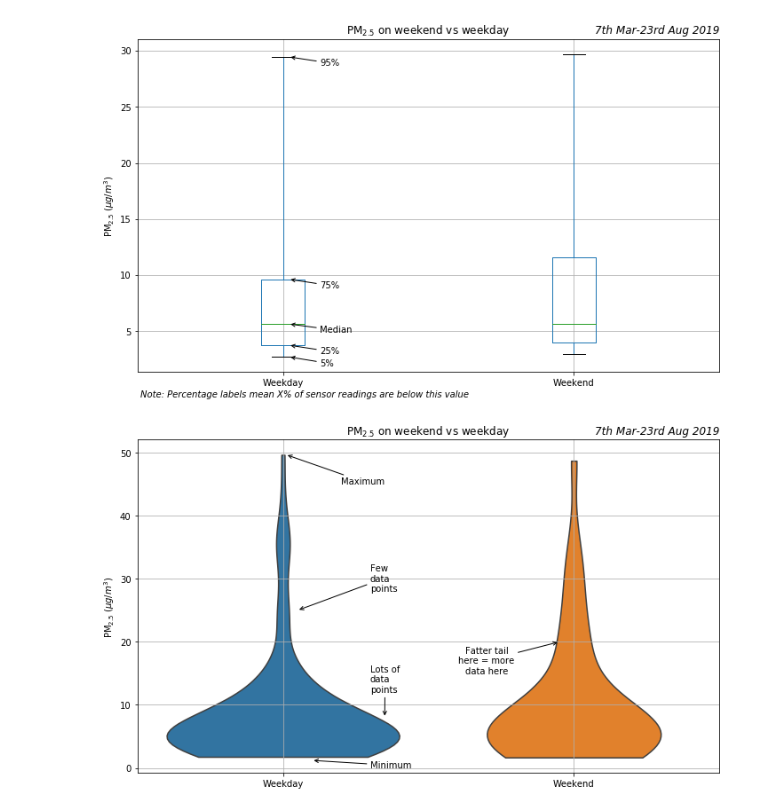
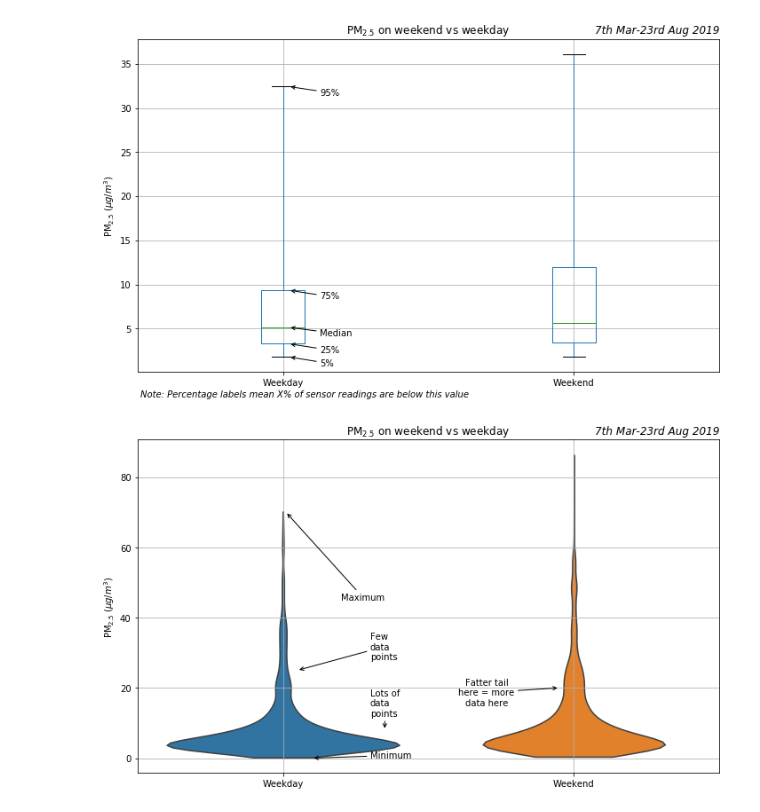
Before and after one commit to robintw/Breathing-Spaces-code, a Jupyter notebook: Plot Weekend vs Weekday.ipynb, the cells around one changed output. Saved outputs shown, nothing was run; the diff lists cells and outputs as text; code cells hidden in the pictures.

Commit message:
Fixed boxplotting code to use all data ('data' variable) rather than daily mean when calculating

```diff
--- a/Plot Weekend vs Weekday.ipynb
+++ b/Plot Weekend vs Weekday.ipynb
@@ -8,17 +8,17 @@ from get_aq_data import get_flo_data, ID_to_name, annotate_boxplot
 # %%
 data, hourly_mean, daily_mean = get_flo_data()
 # %%
-all_site_daily_mean = daily_mean.mean(axis=1)
+all_site_mean = data.mean(axis=1)
 # %%
-weekday_index = all_site_daily_mean[(all_site_daily_mean.index.dayofweek >= 0) & (all_site_daily_mean.index.dayofweek <= 4)].index
-weekend_index = all_site_daily_mean[all_site_daily_mean.index.dayofweek >= 5].index
+weekday_index = all_site_mean[(all_site_mean.index.dayofweek >= 0) & (all_site_mean.index.dayofweek <= 4)].index
+weekend_index = all_site_mean[all_site_mean.index.dayofweek >= 5].index
 # %%
-all_site_daily_mean = all_site_daily_mean.to_frame('Mean')
+all_site_mean = all_site_mean.to_frame('Mean')
 # %%
-all_site_daily_mean.loc[weekday_index, 'Weekend'] = 'Weekday'
-all_site_daily_mean.loc[weekend_index, 'Weekend'] = 'Weekend'
+all_site_mean.loc[weekday_index, 'Weekend'] = 'Weekday'
+all_site_mean.loc[weekend_index, 'Weekend'] = 'Weekend'
 # %%
-bpdict = all_site_daily_mean.boxplot(by='Weekend', showfliers=False, whis=[5, 95], figsize=(10,6), return_type='dict')
+bpdict = all_site_mean.boxplot(by='Weekend', showfliers=False, whis=[5, 95], figsize=(10,6), return_type='dict')
 plt.suptitle('')
 plt.title('$\mathrm{PM}_{2.5}$ on weekend vs weekday')
 plt.title('7th Mar-23rd Aug 2019', loc='right', fontstyle='italic')
@@ -31,25 +31,25 @@ plt.annotate("Note: Percentage labels mean X% of sensor readings are below this
               (0.07, 0.01), xycoords='figure fraction', fontstyle='italic')
 plt.savefig('graphs/WeekendVsWeekday_Ann.png', dpi=300)
 # %% [output]
-[figure, old version]
+[figure, new version]
 # %%
 import seaborn as sns
 # %%
 plt.figure(figsize=(10, 6))
-sns.violinplot(x='Weekend', y='Mean', data=all_site_daily_mean, cut=0, inner=None)
+sns.violinplot(x='Weekend', y='Mean', data=all_site_mean, cut=0, inner=None)
 plt.grid()
 plt.xlabel('')
 plt.title('$\mathrm{PM}_{2.5}$ on weekend vs weekday')
 plt.title('7th Mar-23rd Aug 2019', loc='right', fontstyle='italic')
 plt.ylabel(r'$\mathrm{PM}_{2.5}$ ($\mu g / m^3$)')
 plt.tight_layout()
 plt.savefig('graphs/WeekendVsWeekday_Violin.png', dpi=300)
 plt.annotate('Lots of\ndata\npoints', xy=(0.35, 8), xytext=(0.3, 12), arrowprops={'arrowstyle':'->'})
 plt.annotate('Few\ndata\npoints', xy=(0.05, 25), xytext=(0.3, 28), arrowprops={'arrowstyle':'->'})
-plt.annotate('Maximum', xy=(0.01, 49.7), xytext=(0.2, 45), arrowprops={'arrowstyle':'->'})
-plt.annotate('Minimum', xy=(0.1, 1.2), xytext=(0.3, 0), arrowprops={'arrowstyle':'->'})
+plt.annotate('Maximum', xy=(0.01, 70), xytext=(0.2, 45), arrowprops={'arrowstyle':'->'})
+plt.annotate('Minimum', xy=(0.1, 0), xytext=(0.3, 0), arrowprops={'arrowstyle':'->'})
 plt.annotate('Fatter tail\nhere = more\ndata here', xy=(0.95, 20), xytext=(0.7, 15), ha='center', arrowprops={'arrowstyle':'->'})
 plt.tight_layout()
 plt.savefig('graphs/WeekendVsWeekday_Violin_Ann.png', dpi=300)
 # %% [output]
-[figure, old version]
+[figure, new version]
```
Also changed, not shown: 2 other files.
